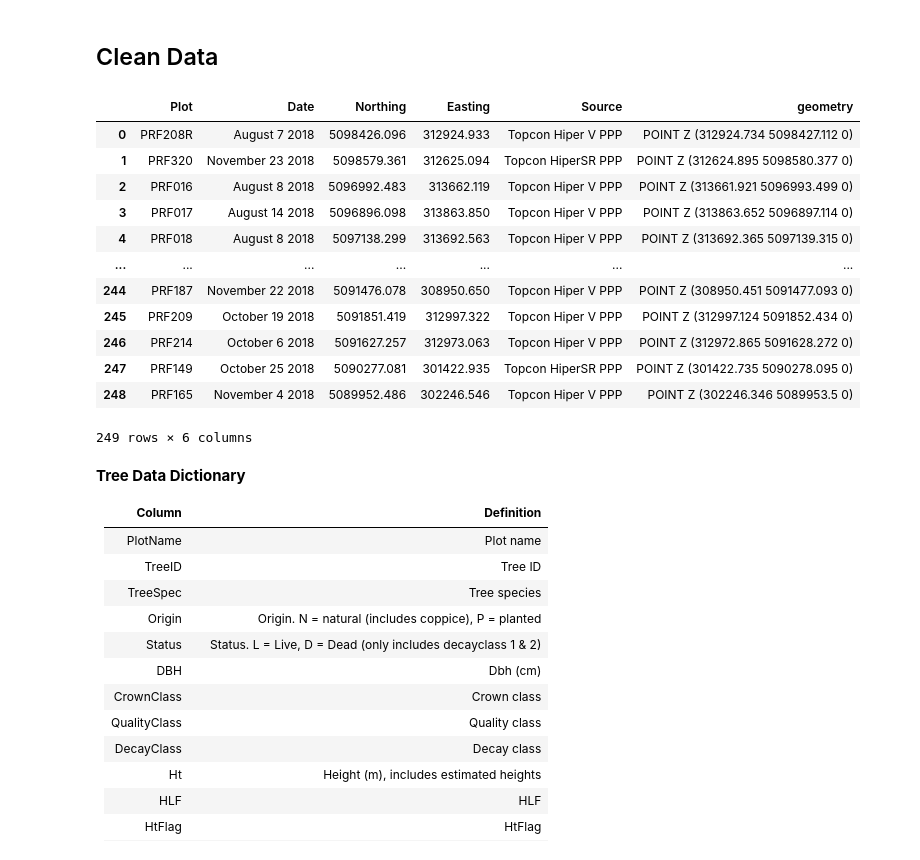
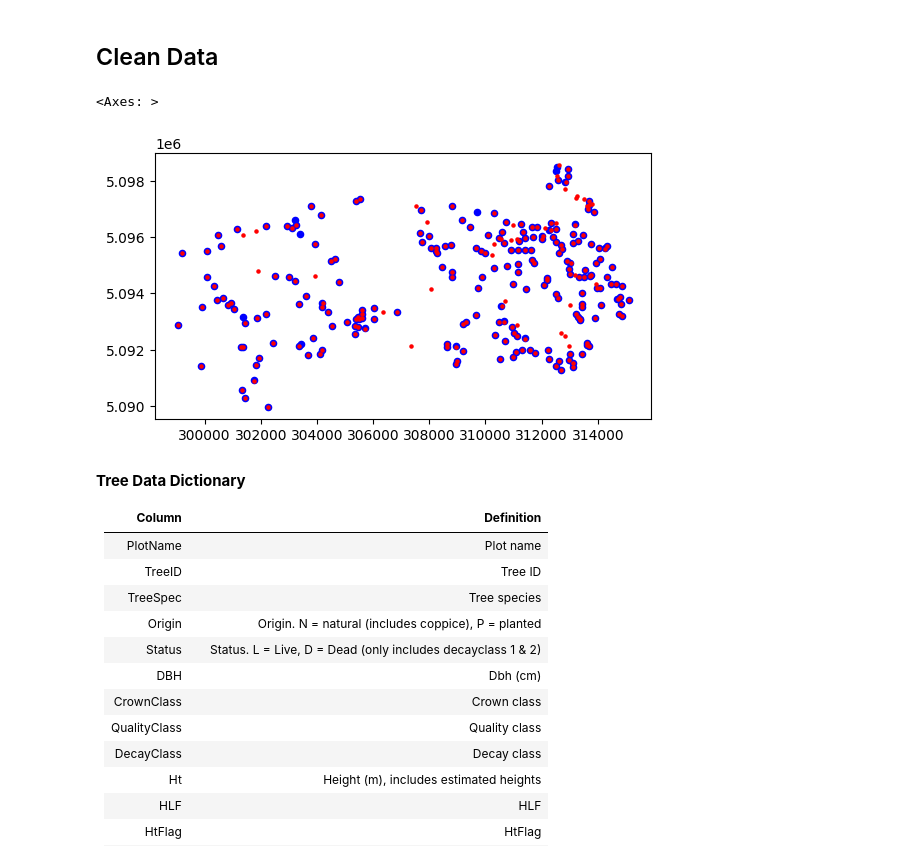
Before and after one commit to subornaa/Data-Analytics-Tutorials, a Jupyter notebook: preprocessing.ipynb, the cells around one changed output. Saved outputs shown, nothing was run; the diff lists cells and outputs as text; code cells hidden in the pictures.

Commit message:
add 2014 plot data to preprocessing for potential later use

```diff
--- a/preprocessing.ipynb
+++ b/preprocessing.ipynb
@@ -136,25 +138,21 @@ boundary_gdf = gpd.read_file(os.path.join(data_dir, 'prf_boundary/prf_boundary.s
 # %%
 # Read plot data
 
-plots_fpath = 'data/SPL2018_EFI_ground_plots/PRF_SPL2018_EFI_plots_pts_wgs84.shp'
+plots_2018_fpath = r'data/SPL2018_EFI_ground_plots/PRF_SPL2018_EFI_plots_pts_wgs84.shp'
+plots_2018_gdf = gpd.read_file(plots_2018_fpath)
 
-plots_gdf = gpd.read_file(plots_fpath)
+plots_2014_fpath = r'data\Points\AFRITPRF_Points_Sept26_14.shp'
+plots_2014_gdf = gpd.read_file(plots_2014_fpath)
 
-plots_gdf
+
+plots_2014_gdf.to_crs(plots_2018_gdf.crs, inplace=True)
+
+# Visualize both plot data sets
+ax = plots_2014_gdf.plot(color='blue',  markersize=20)
+plots_2018_gdf.plot(ax=ax, color='red', markersize=5)
 # %% [output]
-|  | Plot | Date | Northing | Easting | Source | geometry |
-| 0 | PRF208R | August 7 2018 | 5098426.096 | 312924.933 | Topcon Hiper V PPP | POINT Z (312924.734 5098427.112 0) |
-| 1 | PRF320 | November 23 2018 | 5098579.361 | 312625.094 | Topcon HiperSR PPP | POINT Z (312624.895 5098580.377 0) |
-| 2 | PRF016 | August 8 2018 | 5096992.483 | 313662.119 | Topcon Hiper V PPP | POINT Z (313661.921 5096993.499 0) |
-| 3 | PRF017 | August 14 2018 | 5096896.098 | 313863.850 | Topcon Hiper V PPP | POINT Z (313863.652 5096897.114 0) |
-| 4 | PRF018 | August 8 2018 | 5097138.299 | 313692.563 | Topcon Hiper V PPP | POINT Z (313692.365 5097139.315 0) |
-| ... | ... | ... | ... | ... | ... | ... |
-| 244 | PRF187 | November 22 2018 | 5091476.078 | 308950.650 | Topcon Hiper V PPP | POINT Z (308950.451 5091477.093 0) |
-| 245 | PRF209 | October 19 2018 | 5091851.419 | 312997.322 | Topcon Hiper V PPP | POINT Z (312997.124 5091852.434 0) |
-| 246 | PRF214 | October 6 2018 | 5091627.257 | 312973.063 | Topcon Hiper V PPP | POINT Z (312972.865 5091628.272 0) |
-| 247 | PRF149 | October 25 2018 | 5090277.081 | 301422.935 | Topcon HiperSR PPP | POINT Z (301422.735 5090278.095 0) |
-| 248 | PRF165 | November 4 2018 | 5089952.486 | 302246.546 | Topcon Hiper V PPP | POINT Z (302246.346 5089953.5 0) |
-249 rows × 6 columns
+<Axes: >
+[figure, added]
 # %% [markdown]
 **Tree Data Dictionary**
 
```
Also changed, not shown: parts of 7 cells of this notebook.
